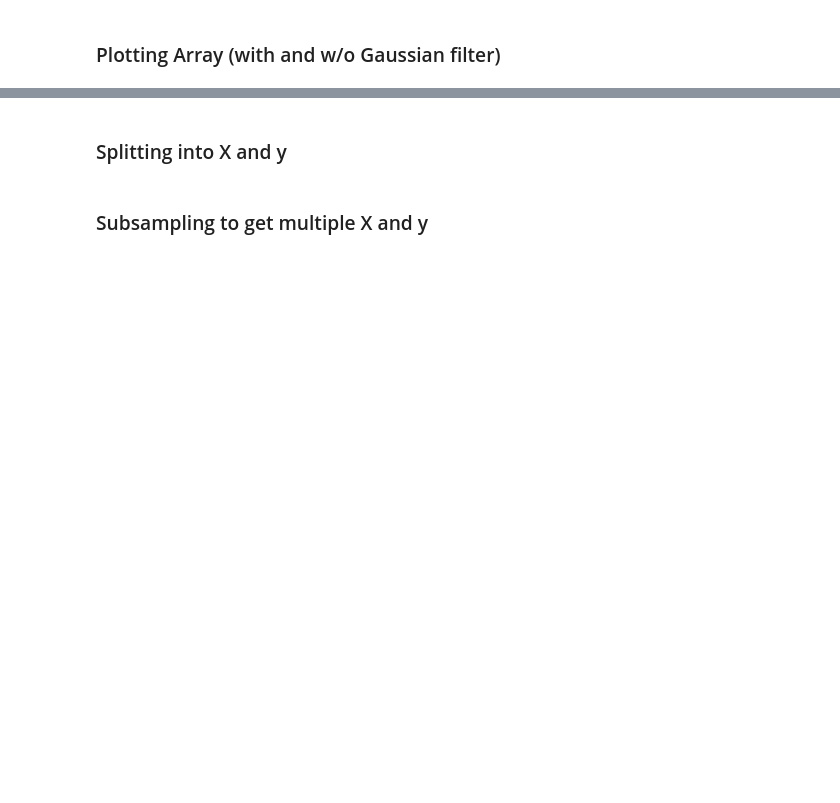
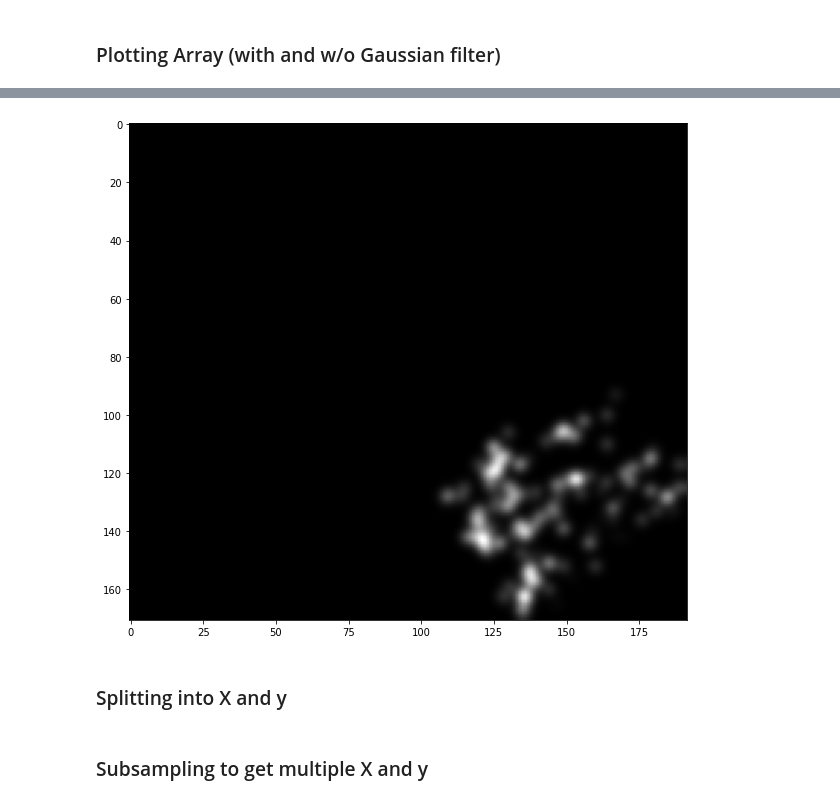
Before and after one commit to candiesforlife/minority_report, a Jupyter notebook: notebooks/cam_Model_in_Function.ipynb, the cells around one changed output, grey strips where cells are left out. Drawn from its saved outputs; the diff is of its cells as text; code cells hidden in the pictures; blank space fills up the shorter version.

```diff
--- a/notebooks/cam_Model_in_Function.ipynb
+++ b/notebooks/cam_Model_in_Function.ipynb
@@ -117,3 +120,9 @@ plt.imshow(img3D_conv[3], cmap='gray');
+# %%
+plt.figure(figsize=(10, 10))
+
+plt.imshow(img3D_conv[:,:,4], cmap='gray');
+# %% [output]
+[figure, added]
 # %% [markdown]
 ### Splitting into X and y
 # %%
```
Also changed, not shown: parts of 17 cells of this notebook, 1 other file.
